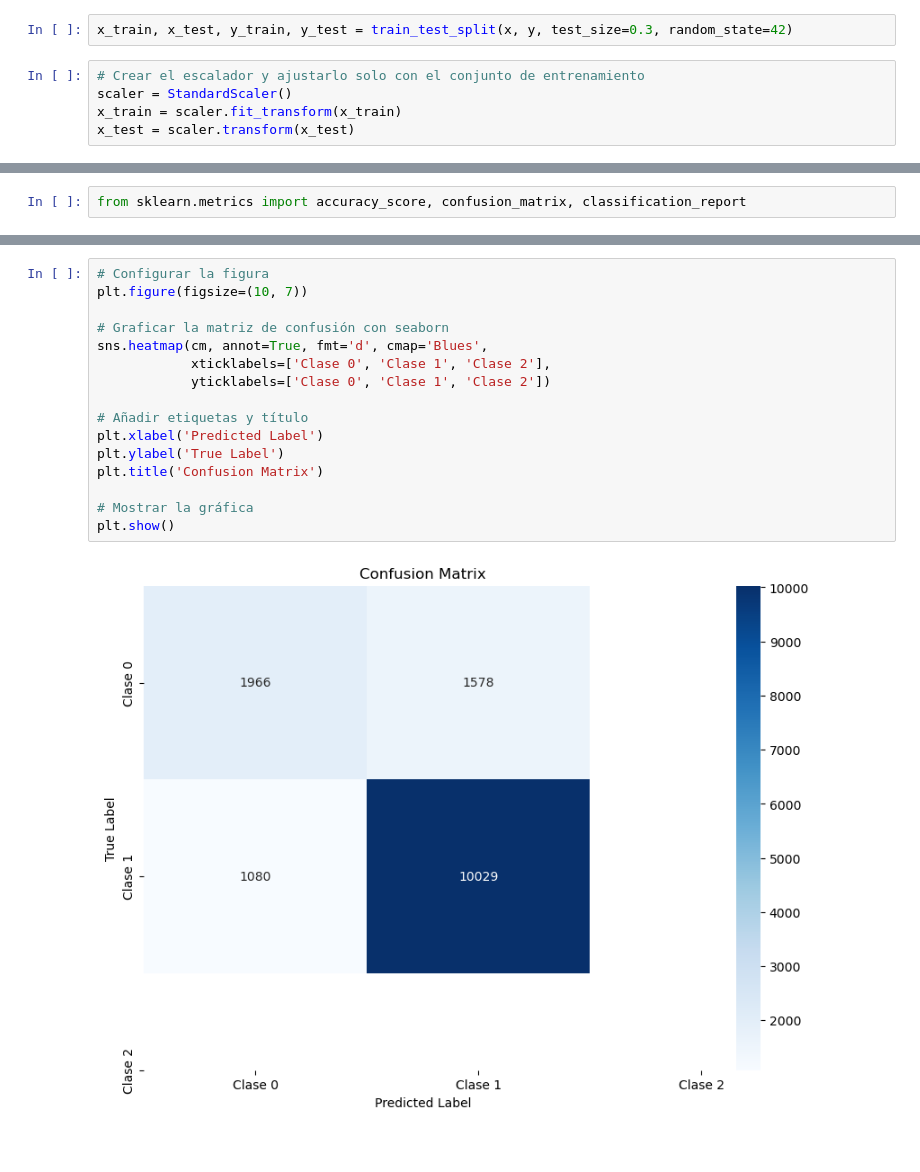
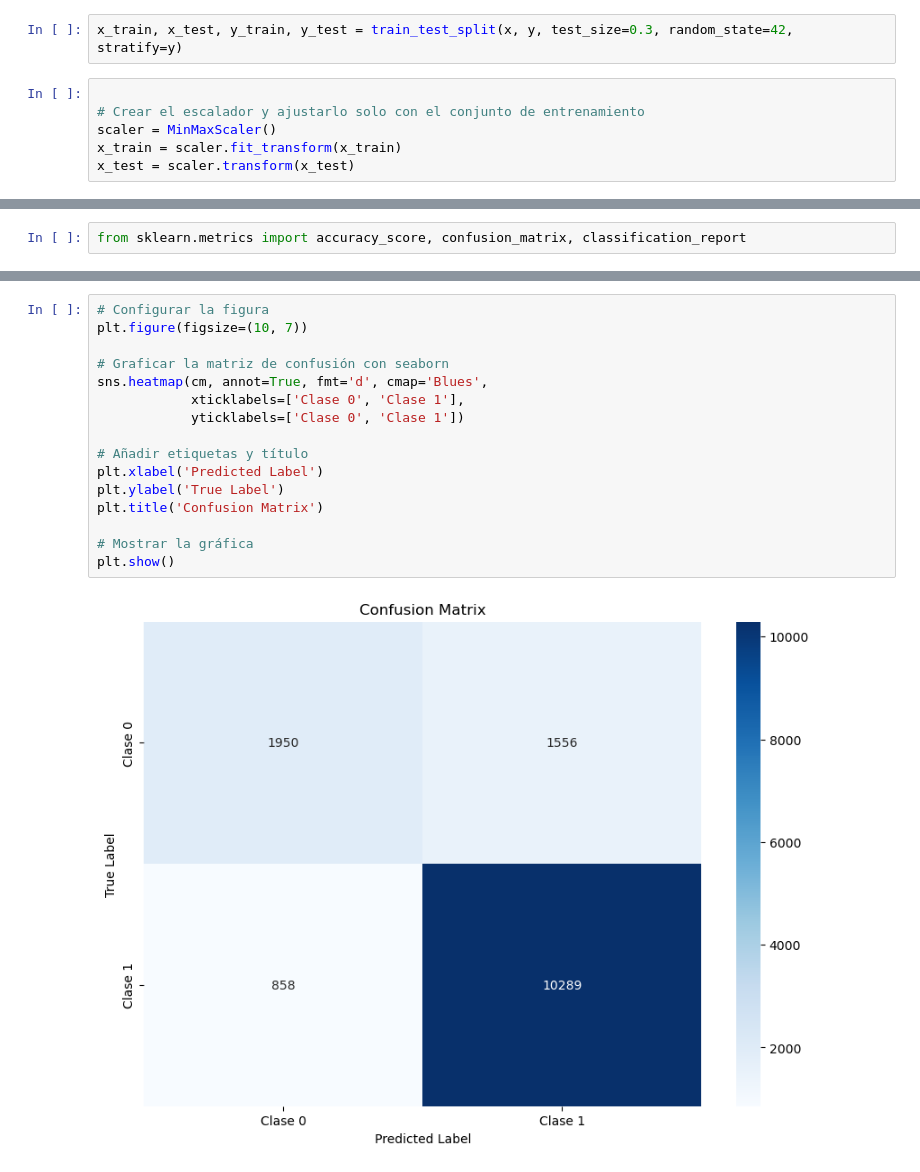
Before and after one commit to SebastianTorres12/Despliegue, a Jupyter notebook: Modelos/KNN.ipynb, the cells around one changed output, grey strips where cells are left out. Cells and saved outputs as stored; diff of their text form.

```diff
--- a/Modelos/KNN.ipynb
+++ b/Modelos/KNN.ipynb
@@ -70,10 +70,11 @@ y
 48841    0
 Name: salario, Length: 48842, dtype: int64
 # %%
-x_train, x_test, y_train, y_test = train_test_split(x, y, test_size=0.3, random_state=42)
+x_train, x_test, y_train, y_test = train_test_split(x, y, test_size=0.3, random_state=42, stratify=y)
 # %%
+
 # Crear el escalador y ajustarlo solo con el conjunto de entrenamiento
-scaler = StandardScaler()
+scaler = MinMaxScaler()
 x_train = scaler.fit_transform(x_train)
 x_test = scaler.transform(x_test)
 # %%
@@ -122,21 +118,21 @@ weighted avg       0.81      0.82      0.81     14653
 # %%
 # Configurar la figura
 plt.figure(figsize=(10, 7))
 
 # Graficar la matriz de confusión con seaborn
 sns.heatmap(cm, annot=True, fmt='d', cmap='Blues',
-            xticklabels=['Clase 0', 'Clase 1', 'Clase 2'],
-            yticklabels=['Clase 0', 'Clase 1', 'Clase 2'])
+            xticklabels=['Clase 0', 'Clase 1'],
+            yticklabels=['Clase 0', 'Clase 1'])
 
 # Añadir etiquetas y título
 plt.xlabel('Predicted Label')
 plt.ylabel('True Label')
 plt.title('Confusion Matrix')
 
 # Mostrar la gráfica
 plt.show()
 # %% [output]
-[figure, old version]
+[figure, new version]
 # %%
 # Evalaucion del modelo
 print('Train Accuracy : %.5f' % knn_classifier.score(x_train, y_train))
```
Also changed, not shown: parts of 8 cells of this notebook, 4 other files.
